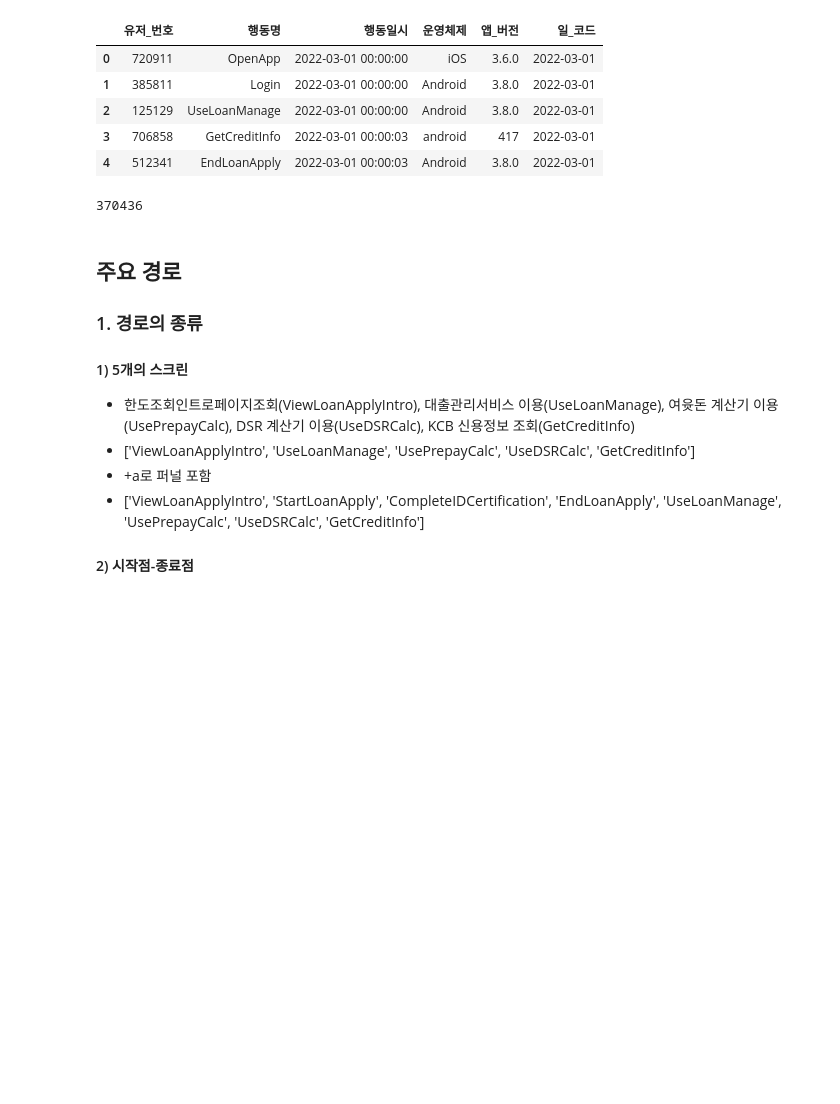
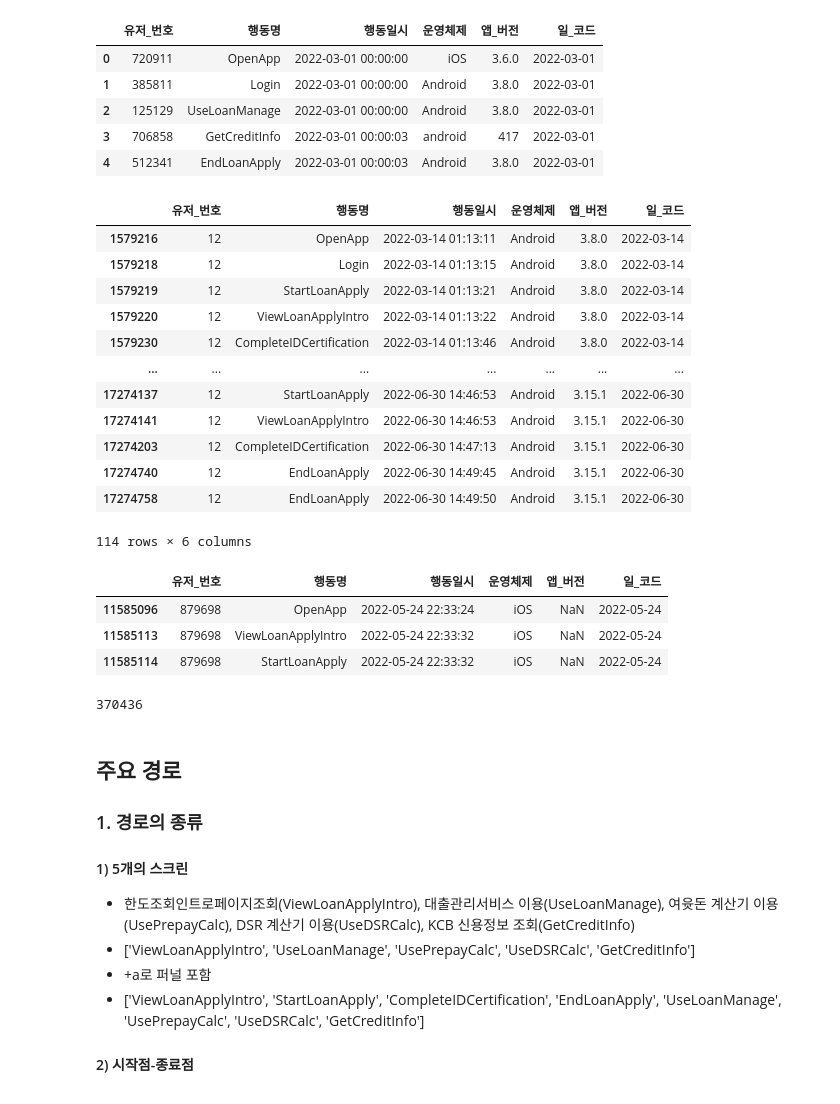
Before and after one commit to NayeonKeum/BigContest2022, a Jupyter notebook: code/LogScreen-Ngram.ipynb, the cells around one changed output. Drawn from its saved outputs; the diff is of its cells as text; code cells hidden in the pictures; blank space fills up the shorter version.

```diff
--- a/code/LogScreen-Ngram.ipynb
+++ b/code/LogScreen-Ngram.ipynb
@@ -36,6 +36,29 @@ log_data['행동일시'] = pd.to_datetime(log_data['행동일시'])
 log_data['일_코드'] = pd.to_datetime(log_data['일_코드'])
 loan_result['한도조회_일시'] = pd.to_datetime(loan_result['한도조회_일시'])
 user_spec['생성일시'] = pd.to_datetime(user_spec['생성일시'])
+# %%
+log_data[log_data['유저_번호']==12]
+# %% [output]
+|  | 유저_번호 | 행동명 | 행동일시 | 운영체제 | 앱_버전 | 일_코드 |
+| 1579216 | 12 | OpenApp | 2022-03-14 01:13:11 | Android | 3.8.0 | 2022-03-14 |
+| 1579218 | 12 | Login | 2022-03-14 01:13:15 | Android | 3.8.0 | 2022-03-14 |
+| 1579219 | 12 | StartLoanApply | 2022-03-14 01:13:21 | Android | 3.8.0 | 2022-03-14 |
+| 1579220 | 12 | ViewLoanApplyIntro | 2022-03-14 01:13:22 | Android | 3.8.0 | 2022-03-14 |
+| 1579230 | 12 | CompleteIDCertification | 2022-03-14 01:13:46 | Android | 3.8.0 | 2022-03-14 |
+| ... | ... | ... | ... | ... | ... | ... |
+| 17274137 | 12 | StartLoanApply | 2022-06-30 14:46:53 | Android | 3.15.1 | 2022-06-30 |
+| 17274141 | 12 | ViewLoanApplyIntro | 2022-06-30 14:46:53 | Android | 3.15.1 | 2022-06-30 |
+| 17274203 | 12 | CompleteIDCertification | 2022-06-30 14:47:13 | Android | 3.15.1 | 2022-06-30 |
+| 17274740 | 12 | EndLoanApply | 2022-06-30 14:49:45 | Android | 3.15.1 | 2022-06-30 |
+| 17274758 | 12 | EndLoanApply | 2022-06-30 14:49:50 | Android | 3.15.1 | 2022-06-30 |
+114 rows × 6 columns
+# %%
+log_data[log_data['유저_번호']==879698]
+# %% [output]
+|  | 유저_번호 | 행동명 | 행동일시 | 운영체제 | 앱_버전 | 일_코드 |
+| 11585096 | 879698 | OpenApp | 2022-05-24 22:33:24 | iOS | NaN | 2022-05-24 |
+| 11585113 | 879698 | ViewLoanApplyIntro | 2022-05-24 22:33:32 | iOS | NaN | 2022-05-24 |
+| 11585114 | 879698 | StartLoanApply | 2022-05-24 22:33:32 | iOS | NaN | 2022-05-24 |
 # %%
 # user_spec & log_data
 users=set(user_spec['유저_번호'])
```
Also changed, not shown: parts of 5 cells of this notebook.
